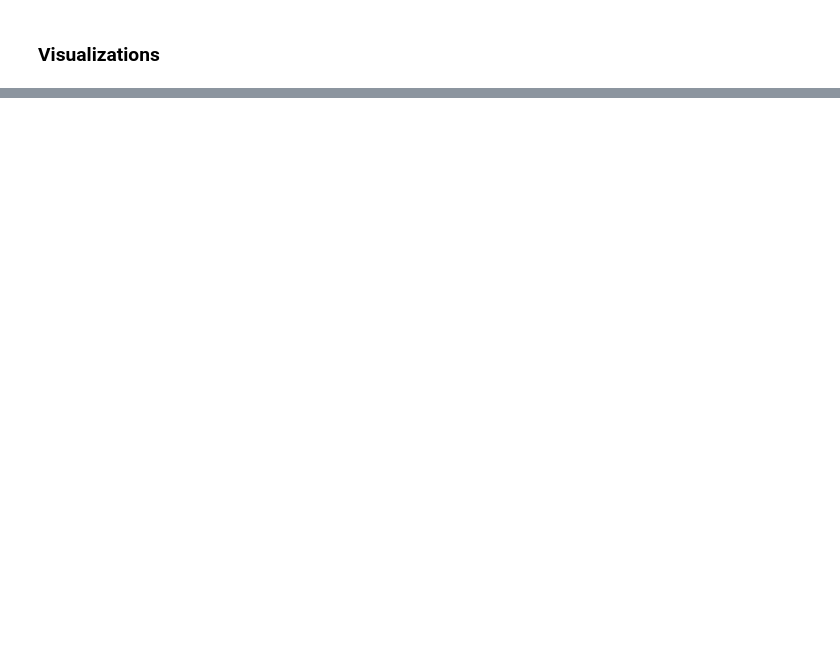
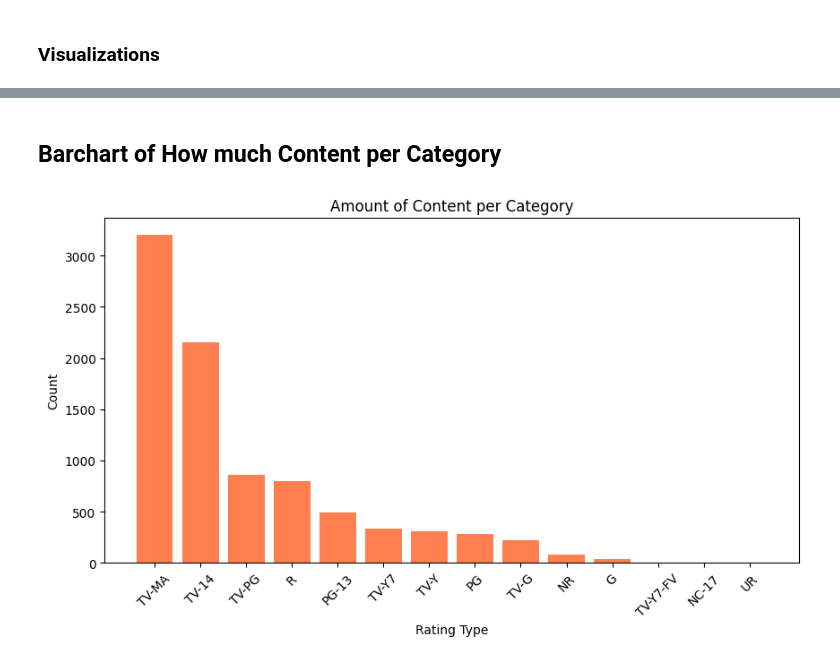
Before and after one commit to RajaaTayyab/Data-Projects, a Jupyter notebook: Netflix Movies Dataset/netflix.ipynb, the cells around one changed output, grey strips where cells are left out. Saved outputs shown, nothing was run; the diff lists cells and outputs as text; code cells hidden in the pictures; blank space fills up the shorter version.

```diff
--- a/Netflix Movies Dataset/netflix.ipynb
+++ b/Netflix Movies Dataset/netflix.ipynb
@@ -183,0 +215,14 @@ Matplotlib is building the font cache; this may take a moment.
+# %% [markdown]
+##  Barchart of How much Content per Category
+# %%
+#Get conts for each  category
+rating_counts=df['category'].value_counts()
+plt.figure(figsize=(10,5))
+plt.bar(rating_counts.index, rating_counts.values, color='coral')
+plt.title('Amount of Content per Category')
+plt.xlabel('Rating Type')
+plt.ylabel('Count')
+plt.xticks(rotation=45) #prevent label overlapping
+plt.show()
+# %% [output]
+[figure, added]
```
Also changed, not shown: parts of 22 cells of this notebook.
